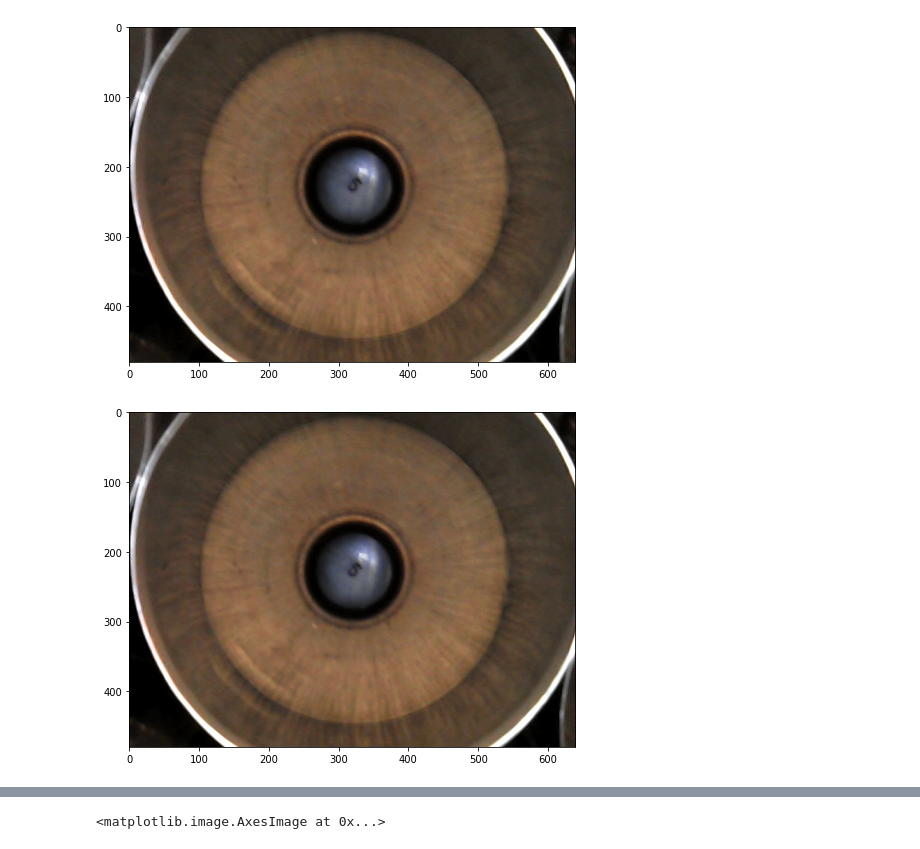
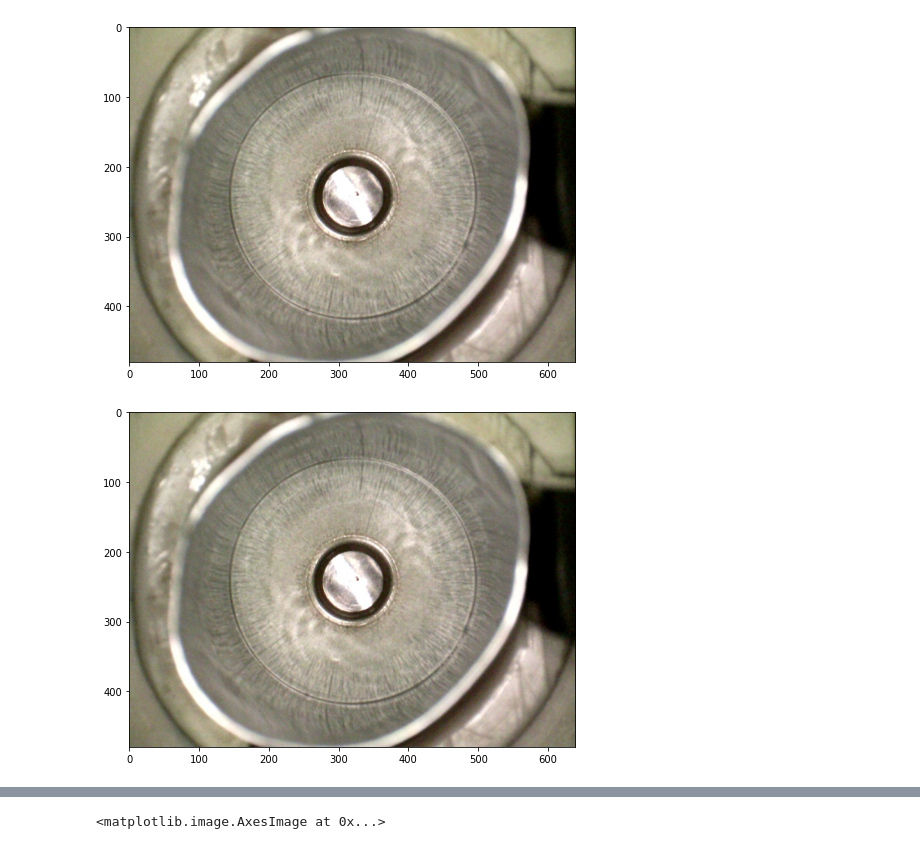
Before and after one commit to dfonnegra/collapsible-tube, a Jupyter notebook: src/ImageTestingNotebook.ipynb, the cells around one changed output, grey strips where cells are left out. Drawn from its saved outputs; the diff is of its cells as text; code cells hidden in the pictures.

```diff
--- a/src/ImageTestingNotebook.ipynb
+++ b/src/ImageTestingNotebook.ipynb
@@ -26,9 +26,9 @@ def run_pipeline(pipeline):
     for func, args, kwargs in pipeline[1:]:
         curr_result = func(curr_result, *args, **kwargs)
 # %%
-img = load_img('../clean_img/Img1.jpg')
+img = load_img('../img/Limpias/A150 - 20200630_085434.jpg')
 # %% [output]
-[figure, old version]
+[figure, new version]
 # %%
 @display
 def find_main_circle(img):
@@ -75,9 +78,9 @@ def threshold(*args, **kwargs):
 def adaptThresh(*args, **kwargs):
     return cv2.adaptiveThreshold(*args, **kwargs)
 # %%
-img = load_img('../clean_img/Img1.jpg')
+img = load_img('../img/Limpias/A150 - 20200630_085434.jpg')
 # %% [output]
-[figure, old version]
+[figure, new version]
 # %%
 pipeline = [
     (cv2.cvtColor, (img, cv2.COLOR_BGR2GRAY), {}),
```
Also changed, not shown: parts of 2 cells of this notebook, 6 other files.
